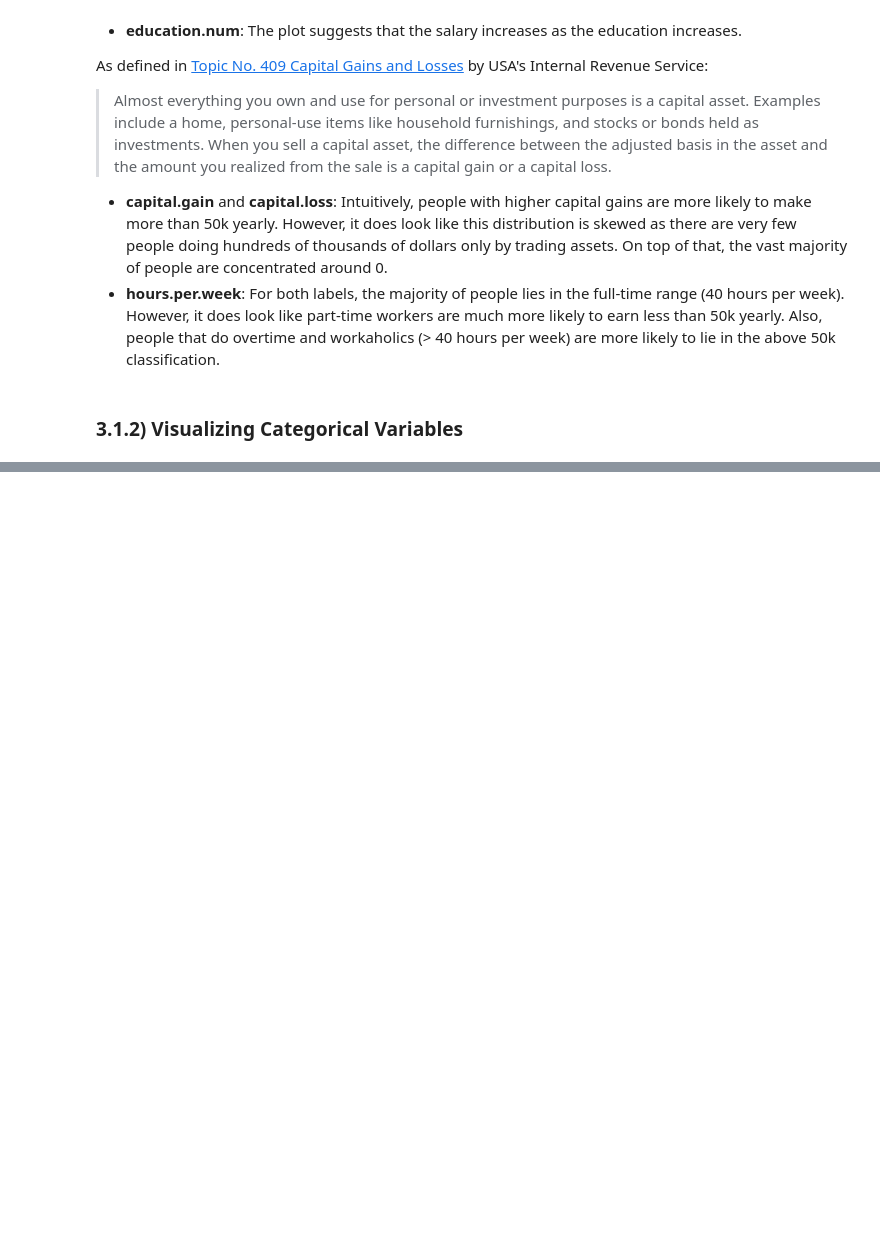
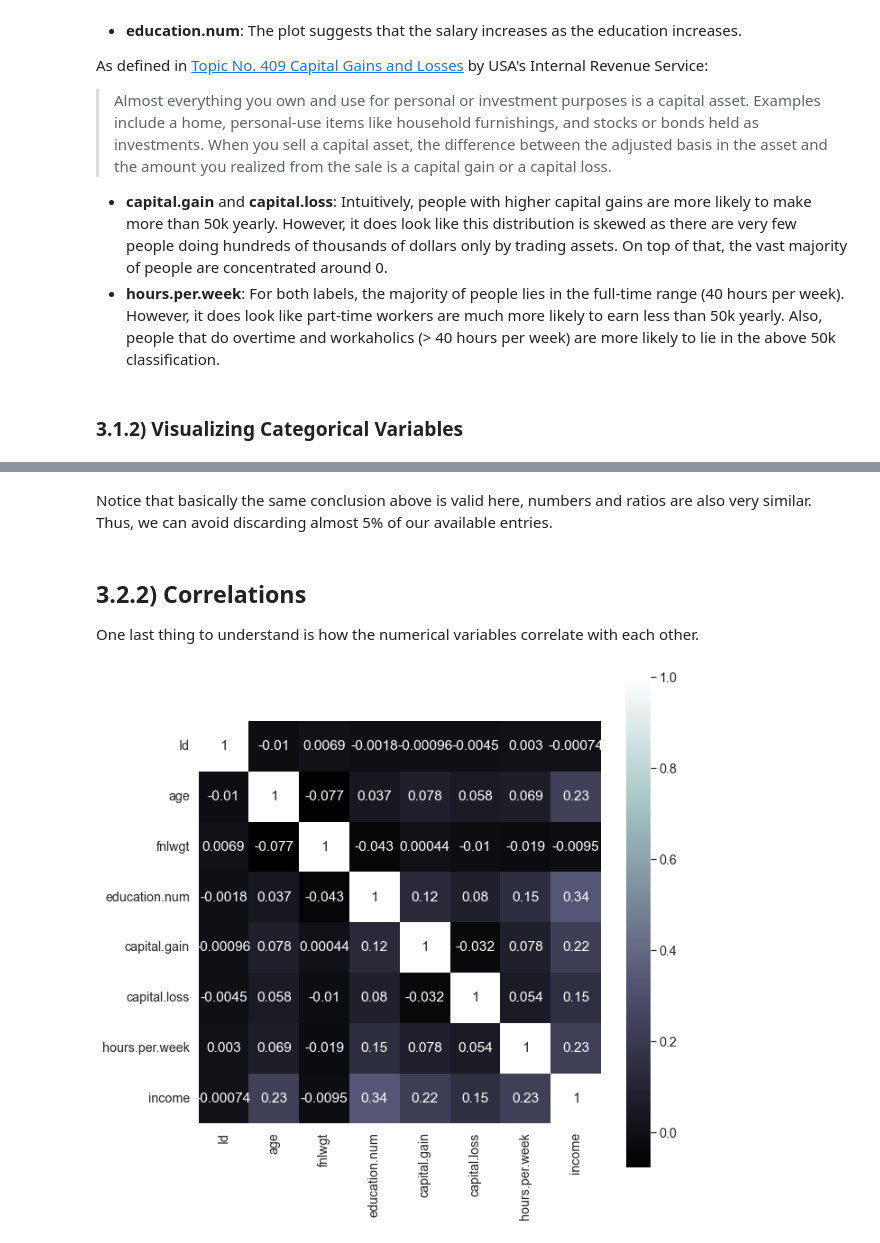
Before and after one commit to jaehnri/PMR3508, a Jupyter notebook: EP1/ep1.ipynb, the cells around one changed output, grey strips where cells are left out. Saved outputs shown, nothing was run; the diff lists cells and outputs as text; code cells hidden in the pictures; blank space fills up the shorter version.

```diff
--- a/EP1/ep1.ipynb
+++ b/EP1/ep1.ipynb
@@ -173,0 +227,21 @@ memory usage: 3.9+ MB
+# %% [markdown]
+Notice that basically the same conclusion above is valid here, numbers and ratios are also very similar. Thus, we can avoid discarding almost 5% of our available entries.
+# %% [markdown]
+## 3.2.2) Correlations
+
+One last thing to understand is how the numerical variables correlate with each other.
+# %%
+correlations = train_data.copy()
+
+# Transform 'income' column in 0s and 1s such that we can check how it correlates
+# to other numerical variables
+le = LabelEncoder()
+correlations['income'] = le.fit_transform(correlations['income'])
+
+plt.figure(figsize=(10,10))
+sns.set(font_scale=1.3)
+
+sns.heatmap(correlations.corr(), square = True, annot=True, cmap='bone')
+plt.show()
+# %% [output]
+[figure, added]
```
Also changed, not shown: parts of 43 cells of this notebook.
